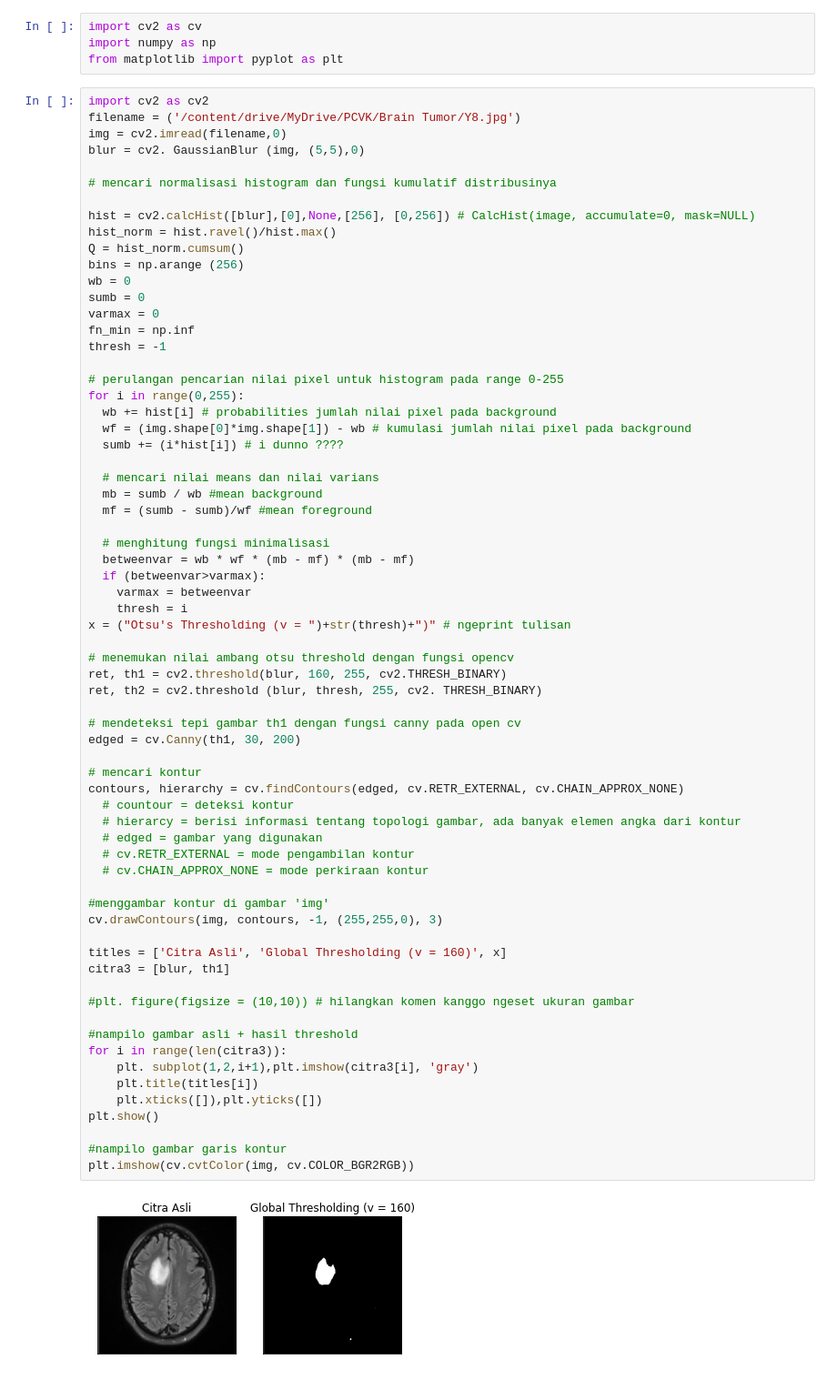
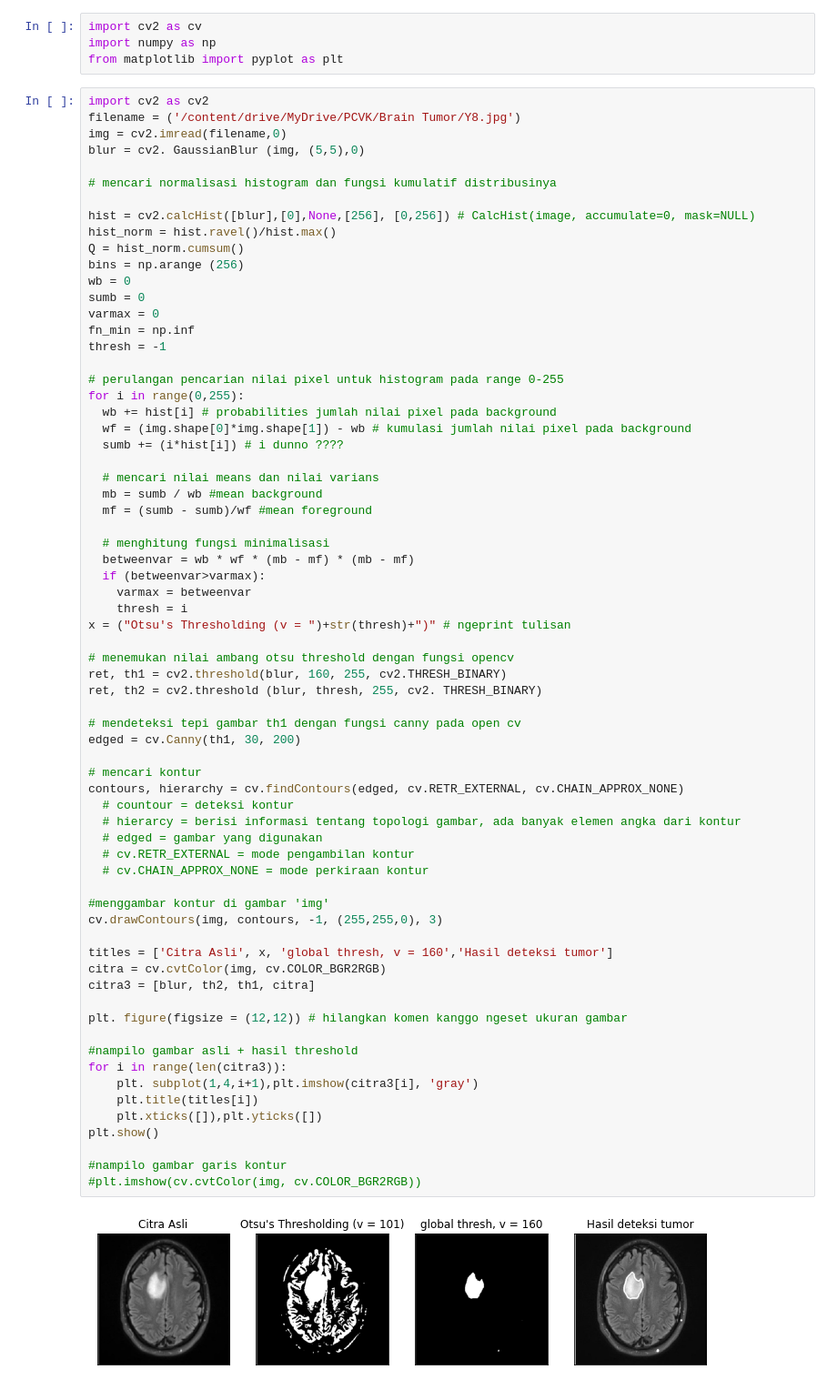
Before and after one commit to yunikurniatr/BrainTumorDetection, a Jupyter notebook: TumorDetection.ipynb, the cells around one changed output. Shown at 91% size. Saved outputs shown, nothing was run; the diff lists cells and outputs as text.

```diff
--- a/TumorDetection.ipynb
+++ b/TumorDetection.ipynb
@@ -45,36 +45,37 @@ for i in range(0,255):
 x = ("Otsu's Thresholding (v = ")+str(thresh)+")" # ngeprint tulisan
 
 # menemukan nilai ambang otsu threshold dengan fungsi opencv
 ret, th1 = cv2.threshold(blur, 160, 255, cv2.THRESH_BINARY)
 ret, th2 = cv2.threshold (blur, thresh, 255, cv2. THRESH_BINARY)
 
 # mendeteksi tepi gambar th1 dengan fungsi canny pada open cv
 edged = cv.Canny(th1, 30, 200)
 
 # mencari kontur
 contours, hierarchy = cv.findContours(edged, cv.RETR_EXTERNAL, cv.CHAIN_APPROX_NONE)
   # countour = deteksi kontur
   # hierarcy = berisi informasi tentang topologi gambar, ada banyak elemen angka dari kontur
   # edged = gambar yang digunakan
   # cv.RETR_EXTERNAL = mode pengambilan kontur
   # cv.CHAIN_APPROX_NONE = mode perkiraan kontur
 
 #menggambar kontur di gambar 'img'
 cv.drawContours(img, contours, -1, (255,255,0), 3)
 
-titles = ['Citra Asli', 'Global Thresholding (v = 160)', x]
-citra3 = [blur, th1]
+titles = ['Citra Asli', x, 'global thresh, v = 160','Hasil deteksi tumor']
+citra = cv.cvtColor(img, cv.COLOR_BGR2RGB)
+citra3 = [blur, th2, th1, citra]
 
-#plt. figure(figsize = (10,10)) # hilangkan komen kanggo ngeset ukuran gambar
+plt. figure(figsize = (12,12)) # hilangkan komen kanggo ngeset ukuran gambar
 
 #nampilo gambar asli + hasil threshold
 for i in range(len(citra3)):
-    plt. subplot(1,2,i+1),plt.imshow(citra3[i], 'gray')
+    plt. subplot(1,4,i+1),plt.imshow(citra3[i], 'gray')
     plt.title(titles[i])
     plt.xticks([]),plt.yticks([])
 plt.show()
 
 #nampilo gambar garis kontur
-plt.imshow(cv.cvtColor(img, cv.COLOR_BGR2RGB))
+#plt.imshow(cv.cvtColor(img, cv.COLOR_BGR2RGB))
 # %% [output]
-[figure, old version]
+[figure, new version]
```
Also changed, not shown: parts of 3 cells of this notebook.
